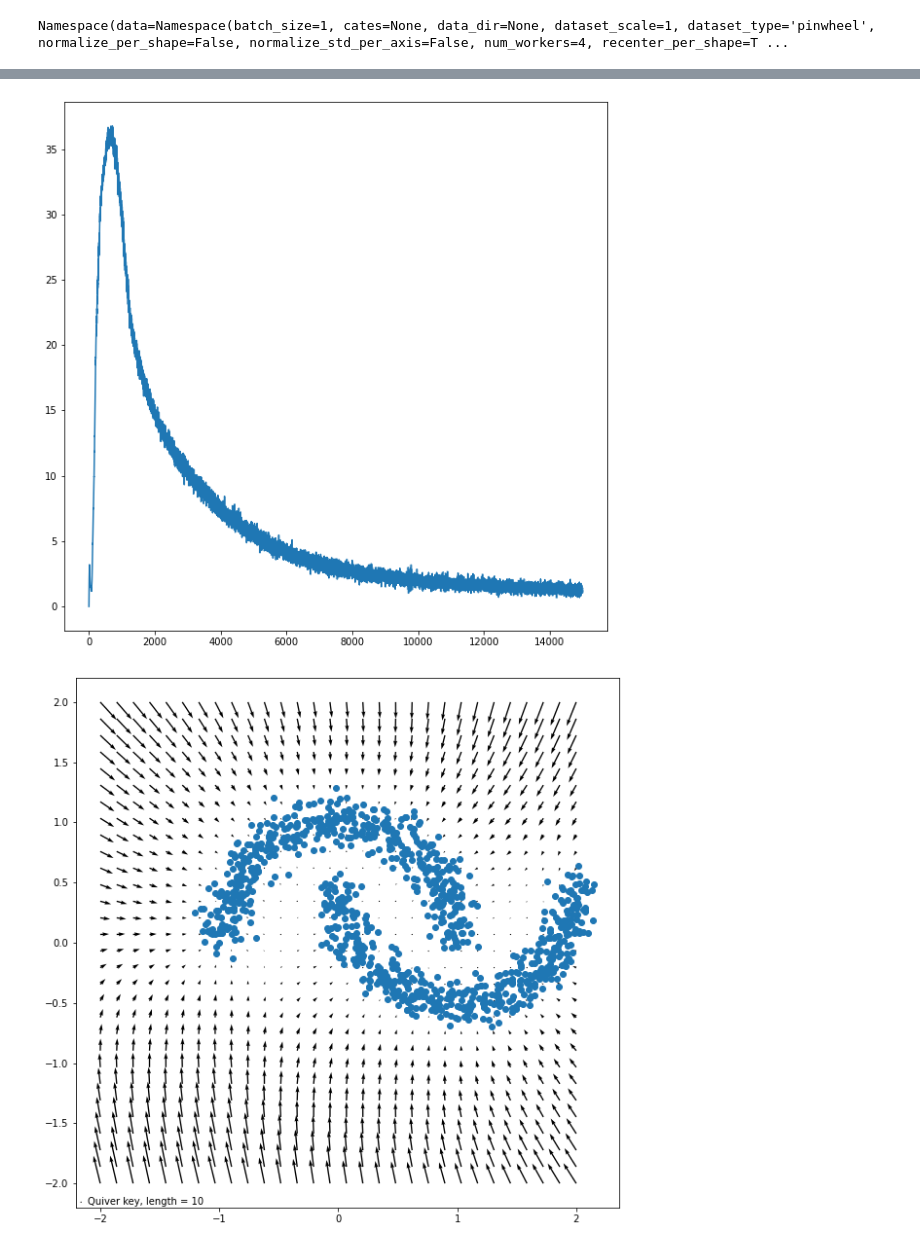
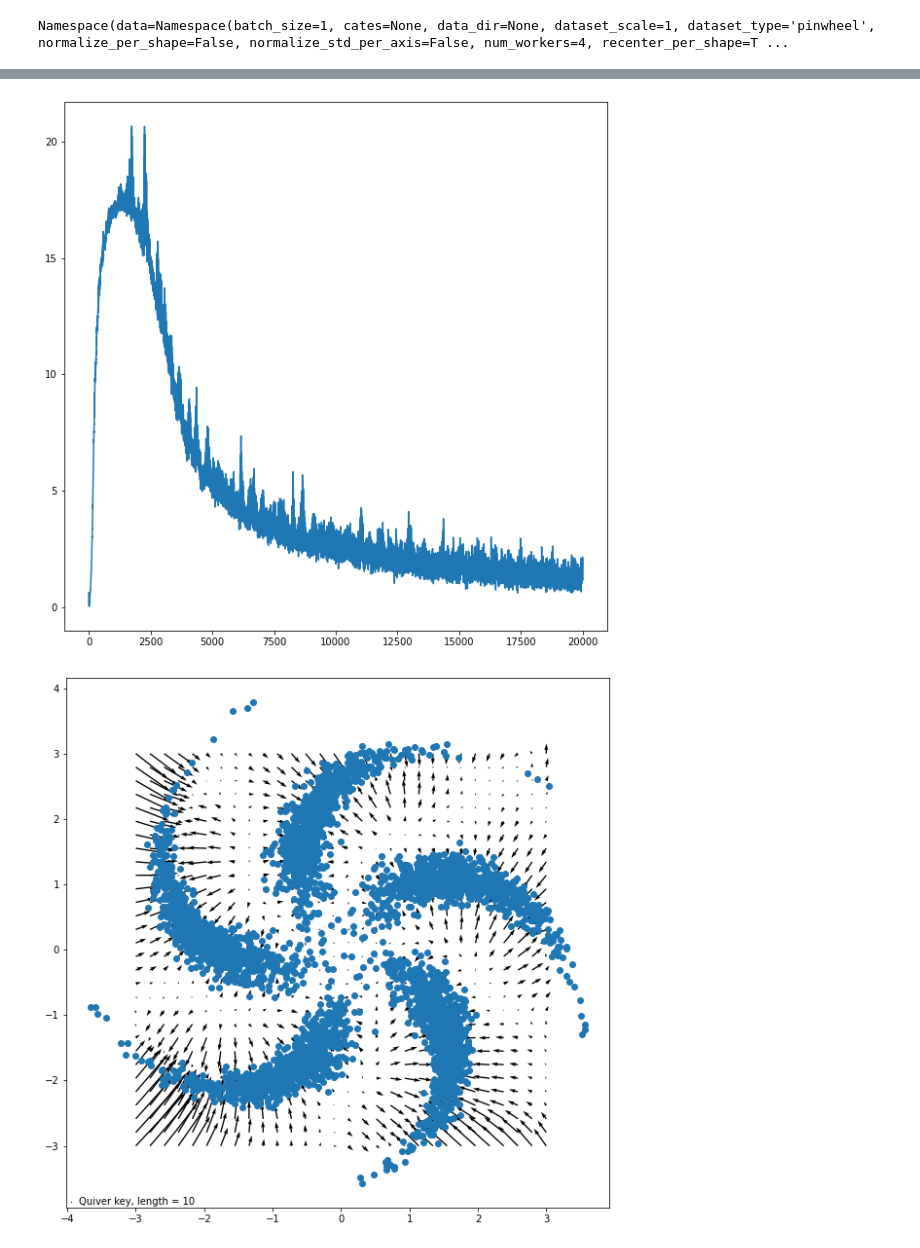
Before and after one commit to shekshaa/probML-Project, a Jupyter notebook: train_toy_2d.ipynb, the cells around one changed output, grey strips where cells are left out. Saved outputs shown, nothing was run; the diff lists cells and outputs as text; code cells hidden in the pictures.

Commit message:
Correct output for pinwheel dataset

```diff
--- a/train_toy_2d.ipynb
+++ b/train_toy_2d.ipynb
@@ -64,13 +62,13 @@ opt_criticnet, scheduler_criticnet = get_opt(critic_net.parameters(), cfg.traine
 
 k_iters = 5
 e_iters = 1
-epochs = 15000
+epochs = 20000
 itr = 0
 
 losses = []
 
 for epoch in range(epochs):
-    tr_pts = sample_data('moons', 2048).view(-1, 2)
+    tr_pts = sample_data('pinwheel', 4096).view(-1, 2)
 
     score_net.train()
     critic_net.train()
@@ -165,12 +163,12 @@ Epoch 6945 (critic), Loss=3.
 fig = plt.figure(figsize=(10, 10))
 plt.plot(losses);
 # %% [output]
-[figure, old version]
+[figure, new version]
 # %%
 import numpy as np
 
-X = np.linspace(-2, 2, 30)
-Y = np.linspace(-2, 2, 30)
+X = np.linspace(-3, 3, 30)
+Y = np.linspace(-3, 3, 30)
 grid = np.stack(np.meshgrid(X, Y), axis=-1).reshape(1, -1, 2)
 grid_tensor = torch.tensor(grid).float().to(device)
 grad_field = score_net(grid_tensor)
@@ -179,10 +177,10 @@ grad_field_np = grad_field_np[0]
 # %%
 fig, ax = plt.subplots(figsize=(10, 10))
 q = ax.quiver(grid[..., 0], grid[..., 1], grad_field_np[..., 0], grad_field_np[..., 1])
 ax.quiverkey(q, X=0.01, Y=0.01, U=0.01, label='Quiver key, length = 10', labelpos='E')
-sample_data = toy_data.inf_train_gen('moons', n_points=1000)
+sample_data = toy_data.inf_train_gen('pinwheel', n_points=4096)
 ax.scatter(sample_data[:, 0], sample_data[:, 1])
 plt.show()
 # %% [output]
-[figure, old version]
+[figure, new version]
 # %%
```
Also changed, not shown: parts of 3 cells of this notebook.
